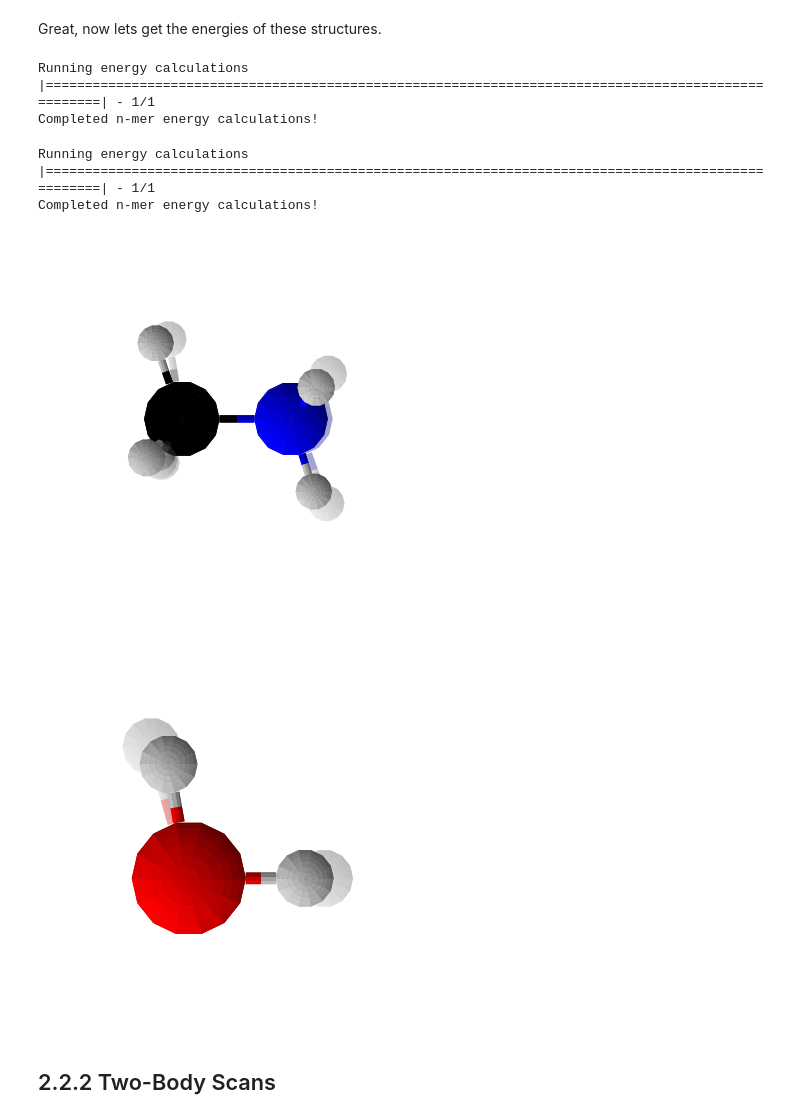
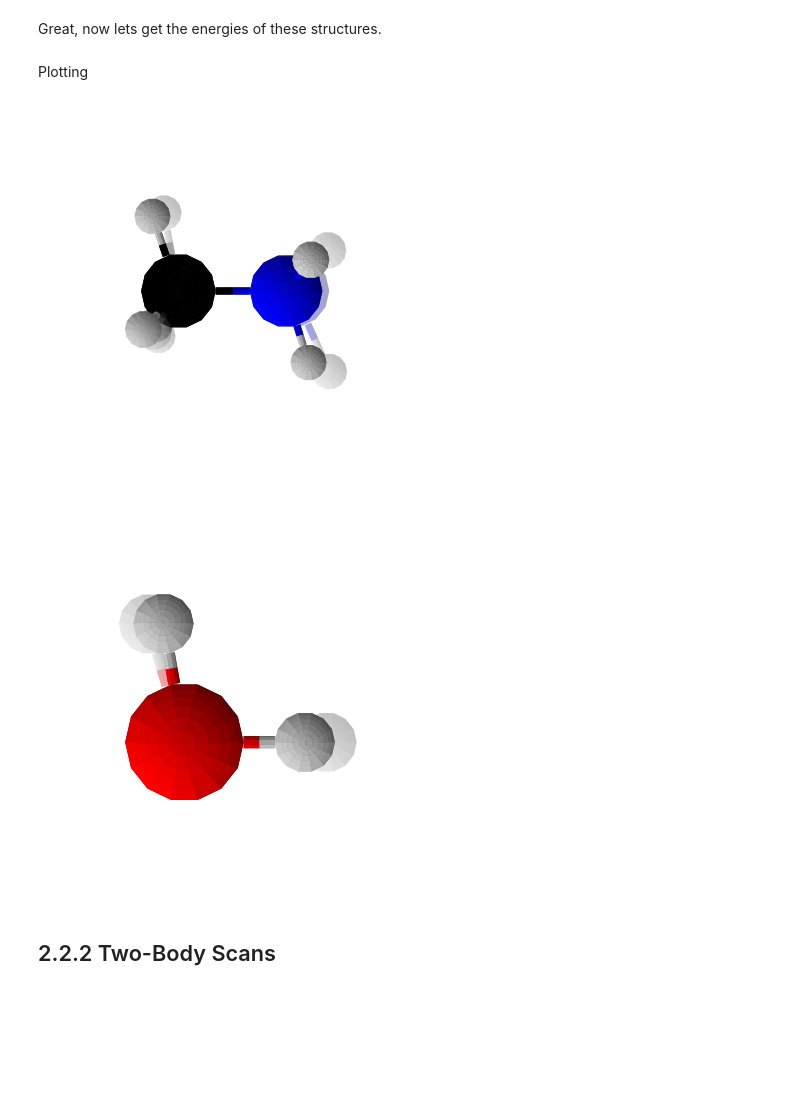
Before and after one commit to PolyachenkoYA/QDMS_2025, a Jupyter notebook: tutorials/2_Many-Body_Model_Build-Along/Tutorial_2_inputs.ipynb, the cells around one changed output. Cells and saved outputs as stored; diff of their text form; code cells hidden in the pictures; blank space fills up the shorter version.

```diff
--- a/tutorials/2_Many-Body_Model_Build-Along/Tutorial_2_inputs.ipynb
+++ b/tutorials/2_Many-Body_Model_Build-Along/Tutorial_2_inputs.ipynb
@@ -95,7 +103,7 @@ render_system(
 # %%
-definition = read_definition(monomer_H2O_definition_path)
-initial_structure_H2O = system_initializer(definition)
-write_system(monomer_H2O_initial_structure_path, initial_structure_H2O)
+definition_H2O = read_definition(paths.definitions.systems.H2O)
+initialized_structure_H2O = system_initializer(definition_H2O)
+write_system(paths.structures.initialized_H2O, initialized_structure_H2O)
 # %% [output]
 Initializing compound O1H2
 System initialization complete!
@@ -129,71 +136,60 @@ write_system(monomer_CH3NH2_minimum_structure_path, minimized_structure_CH3NH2)
 Minimizing geometries:  |====================================================================================================| - 1/1
 Completed geometry minimizations!
 # %%
-initial_structure_H2O = read_system(monomer_H2O_definition_path, monomer_H2O_initial_structure_path)
-minimized_structure_H2O, minimized_DFT_energy = minimize_structure(
-        initial_structure_H2O,
+minimized_structure_H2O, minimized_energy_H2O = minimize_structure(
+        initialized_structure_H2O,
         calculator=calculator,
-        job_manager=get_qchem_job_manager(jobs_dir),
-        restart_path=restart_dir.sub_directory("geometry_minimization2"),
+        job_manager=get_qchem_job_manager(paths.jobs),
+        restart_path=paths.restart.minimization_H2O,
         num_threads=16,
         mem_mb=32000
 )
-write_system(monomer_H2O_minimum_structure_path, minimized_structure_H2O)
+write_system(paths.structures.minimized_H2O, minimized_structure_H2O)
 # %% [output]
 Minimizing geometries:  |====================================================================================================| - 1/1
 Completed geometry minimizations!
 # %% [markdown]
 Great, now lets get the energies of these structures.
 # %%
-minimized_structure_CH3NH2 = read_system(monomer_CH3NH2_definition_path, monomer_CH3NH2_minimum_structure_path)
-minimized_energy_CH3NH2 = calculate_energy(
-        minimized_structure_CH3NH2,
-        calculator,
-        get_qchem_job_manager(jobs_dir),
-        restart_dir.file("minimized_CH3NH2_energy.restart"),
-        16,
-        32000
-)
-write_system_and_energy(monomer_CH3NH2_minimum_structure_path, (minimized_structure_CH3NH2, minimized_energy_CH3NH2))
+# minimized_energy_CH3NH2 = calculate_energy(
+#         minimized_structure_CH3NH2,
+#         calculator,
+#         get_qchem_job_manager(paths.jobs),
+#         restart_path=paths.restart.energy_minimized_CH3NH2,
+#         16,
+#         32000
+# )
+# write_system_and_energy(monomer_CH3NH2_minimum_structure_path, (minimized_structure_CH3NH2, minimized_energy_CH3NH2))
-# %% [output]
-Running energy calculations |====================================================================================================| - 1/1
-Completed n-mer energy calculations!
 # %%
-minimized_structure_H2O = read_system(monomer_H2O_definition_path, monomer_H2O_minimum_structure_path)
-minimized_energy_H2O = calculate_energy(
-        minimized_structure_H2O,
-        calculator,
-        get_qchem_job_manager(jobs_dir),
-        restart_dir.file("minimized_H2O_energy.restart"),
-        16,
-        32000
-)
-write_system_and_energy(monomer_H2O_minimum_structure_path, (minimized_structure_H2O, minimized_energy_H2O))
+# minimized_energy_H2O = calculate_energy(
+#         minimized_structure_H2O,
+#         calculator,
+#         get_qchem_job_manager(paths.jobs),
+#         restart_path=paths.restart.energy_minimized_H2O,
+#         16,
+#         32000
+# )
+# write_system_and_energy(monomer_H2O_minimum_structure_path, (minimized_structure_H2O, minimized_energy_H2O))
-# %% [output]
-Running energy calculations |====================================================================================================| - 1/1
-Completed n-mer energy calculations!
+# %% [markdown]
+Plotting
 # %%
-initial_structure_CH3NH2 = read_system(monomer_CH3NH2_definition_path, monomer_CH3NH2_initial_structure_path)
-minimized_structure_CH3NH2 = read_system(monomer_CH3NH2_definition_path, monomer_CH3NH2_minimum_structure_path)
 render_overlayed_systems(
-    [initial_structure_CH3NH2, minimized_structure_CH3NH2],
+    [initialized_structure_CH3NH2, minimized_structure_CH3NH2],
     centerer=lambda system: system.atoms[0].point,
     aligner=lambda system: (system.atoms[4].point, system.atoms[3].point),
     alpha=(0.2, 1.0)
 )
 # %% [output]
-[figure, old version]
+[figure, new version]
 # %%
-initial_structure_H2O = read_system(monomer_H2O_definition_path, monomer_H2O_initial_structure_path)
-minimized_structure_H2O = read_system(monomer_H2O_definition_path, monomer_H2O_minimum_structure_path)
 render_overlayed_systems(
-    [initial_structure_H2O, minimized_structure_H2O],
+    [initialized_structure_H2O, minimized_structure_H2O],
     centerer=lambda system: system.atoms[0].point,
     aligner=lambda system: (system.atoms[1].point, system.atoms[2].point),
     alpha=(0.2, 1.0)
 )
 # %% [output]
-[figure, old version]
+[figure, new version]
 # %% [markdown]
 ## 2.2.2 Two-Body Scans
 # %% [markdown]
```
Also changed, not shown: parts of 50 cells of this notebook, 3 other files.
